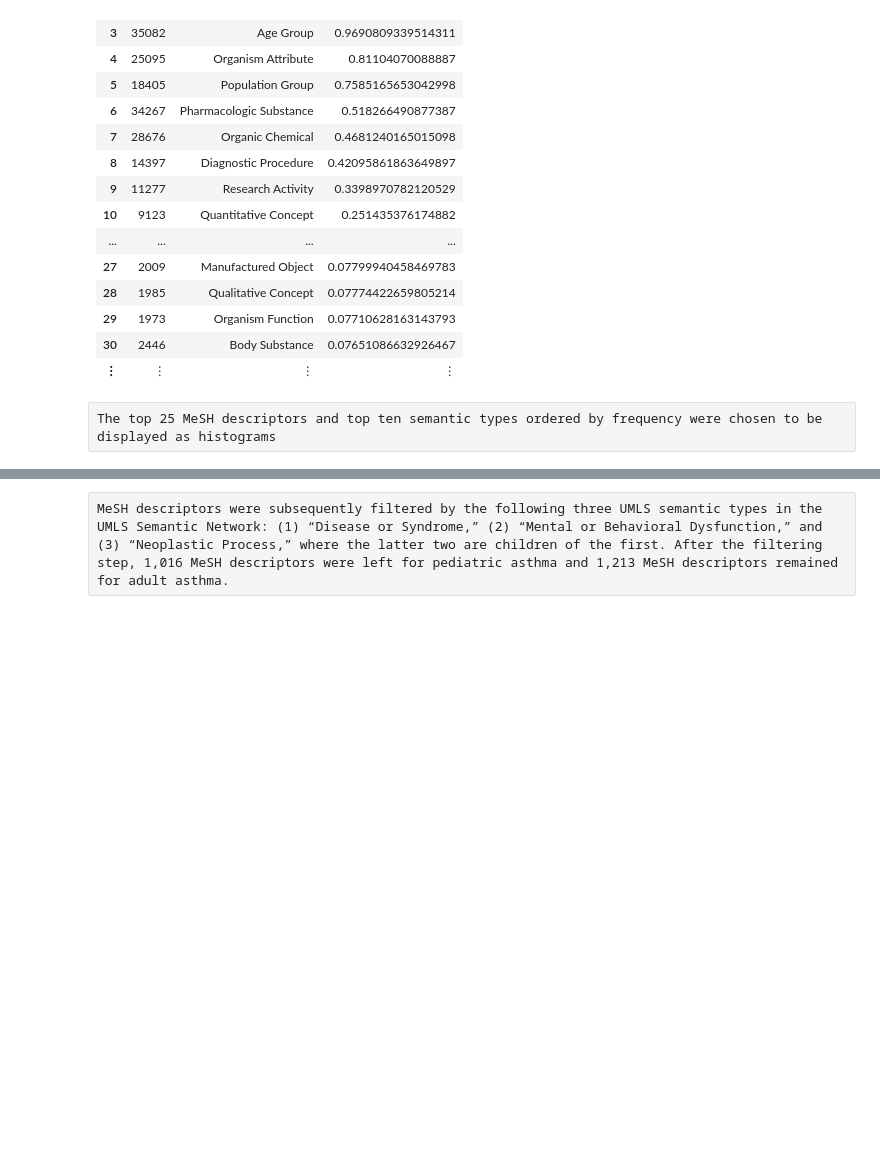
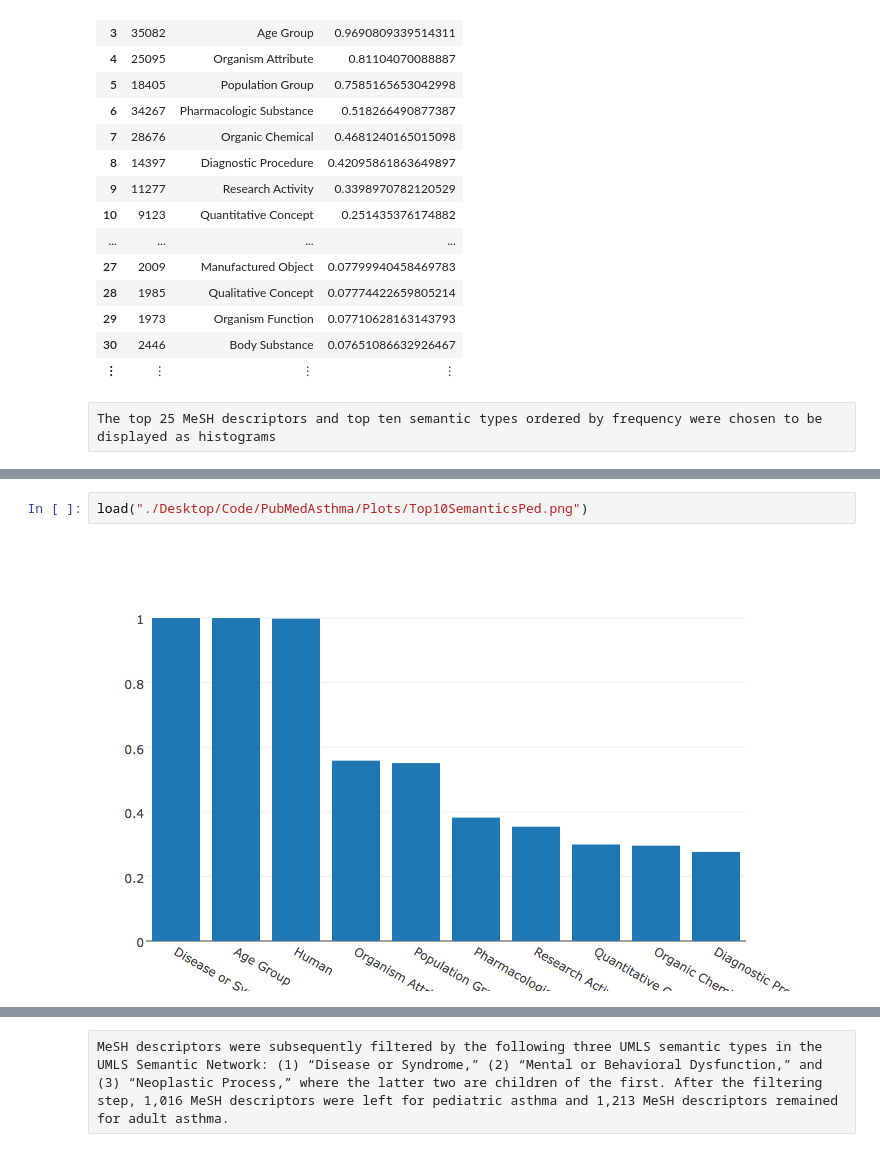
Before and after one commit to jasonk33/PubMedAsthma, a Jupyter notebook: JupyterNotebook.ipynb, the cells around one changed output, grey strips where cells are left out. Saved outputs shown, nothing was run; the diff lists cells and outputs as text; blank space fills up the shorter version.

```diff
--- a/JupyterNotebook.ipynb
+++ b/JupyterNotebook.ipynb
@@ -159,0 +142,4 @@ plot(bar(x=semantics_adult[1:10,:semantic_type], y=semantics_adult[1:10,:freq]))
+# %%
+load("./Desktop/Code/PubMedAsthma/Plots/Top10SemanticsPed.png")
+# %% [output]
+[figure, added]
```
Also changed, not shown: parts of 9 cells of this notebook, 5 other files.
